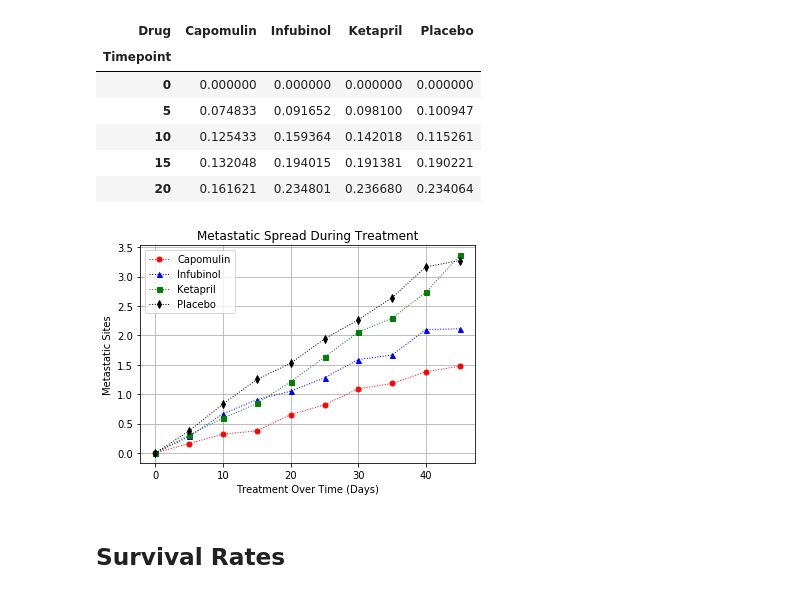
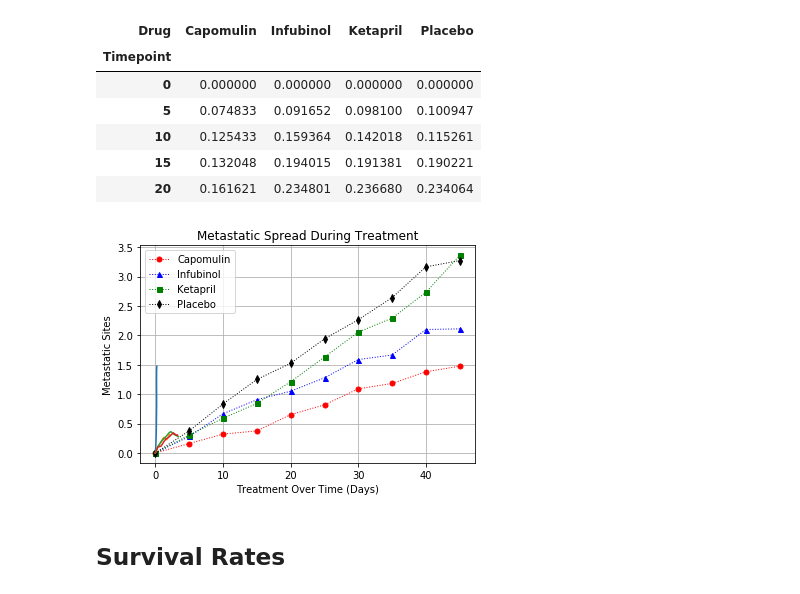
Before and after one commit to mokerlund/matplotlib-challenge, a Jupyter notebook: Pymaceuticals/pymaceuticals.ipynb, the cells around one changed output. Drawn from its saved outputs; the diff is of its cells as text; code cells hidden in the pictures.

Commit message:
Last graph configured

```diff
--- a/Pymaceuticals/pymaceuticals.ipynb
+++ b/Pymaceuticals/pymaceuticals.ipynb
@@ -173,22 +173,26 @@ met_pivot.head()
 # %%
 # Generate the Plot (with Error Bars)
 plt.plot(mean_met_site_pivot['Capomulin'], markersize=5, color='red', marker='o', linestyle=':', linewidth=1, label='Capomulin')
 plt.plot(mean_met_site_pivot['Infubinol'], markersize=5, color='blue', marker='^', linestyle=':', linewidth=1, label='Infubinol')
 plt.plot(mean_met_site_pivot['Ketapril'], markersize=5, color='green', marker='s', linestyle=':', linewidth=1, label='Ketapril')
 plt.plot(mean_met_site_pivot['Placebo'], markersize=5, color='black', marker='d', linestyle=':', linewidth=1, label='Placebo')
+plt.errorbar(met_pivot['Capomulin'], mean_met_site_pivot['Capomulin'])
+plt.errorbar(mean_met_site_pivot['Infubinol'], met_pivot['Infubinol'])
+plt.errorbar(mean_met_site_pivot['Ketapril'], met_pivot['Ketapril'])
+plt.errorbar(mean_met_site_pivot['Placebo'], met_pivot['Placebo'])
 
 
 # Save the Figure
 plt.ylabel('Metastatic Sites')
 plt.xlabel('Treatment Over Time (Days)')
 plt.title('Metastatic Spread During Treatment')
 plt.legend()
 plt.grid()
 
 # Show the Figure
 plt.show()
 # %% [output]
-[figure, old version]
+[figure, new version]
 # %% [markdown]
 ## Survival Rates
 # %%
```
Also changed, not shown: parts of 5 cells of this notebook.
